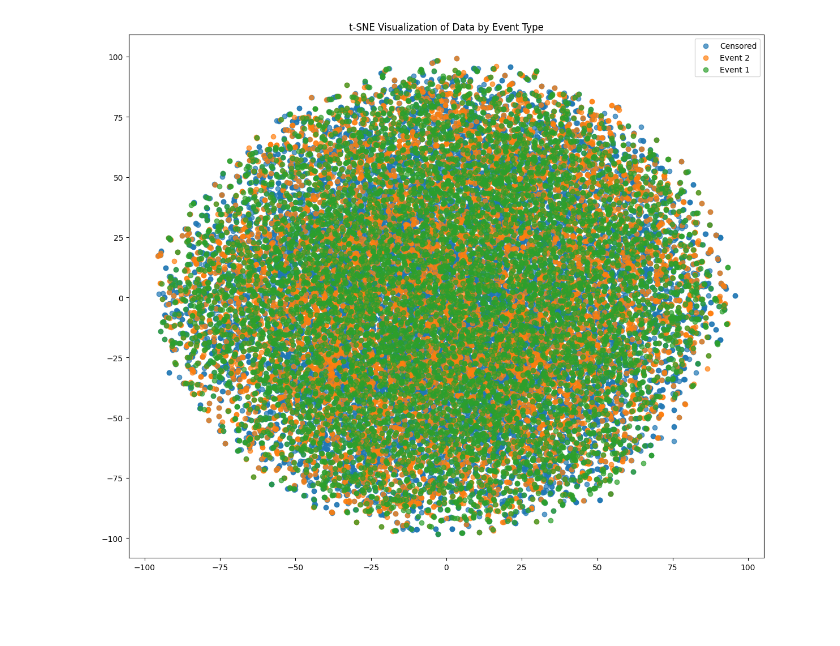
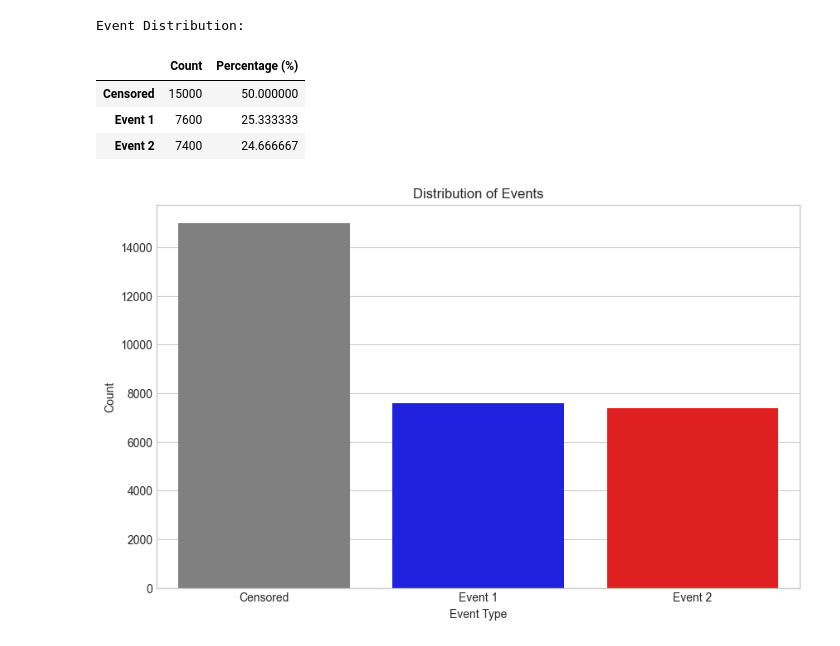
Before and after one commit to lenguyenduyphuc/DeepHit, a Jupyter notebook: synthetic.ipynb, the cells around one changed output. Drawn from its saved outputs; the diff is of its cells as text; code cells hidden in the pictures; blank space fills up the shorter version.

```diff
--- a/synthetic.ipynb
+++ b/synthetic.ipynb
@@ -10,6 +16,20 @@ from sklearn.manifold import TSNE
 # %%
 in_filename = './sample data/SYNTHETIC/synthetic_comprisk.csv'
-df = pd.read_csv(in_filename, sep=',')
+df = pd.read_csv(in_filename, sep=',')# Load the dataset
+df = pd.read_csv('./sample data/SYNTHETIC/synthetic_comprisk.csv', sep=',')
+
+# Display the first few rows
+print("First 5 rows of the dataset:")
+display(df.head())
+
+# Basic dataset information
+print("\nDataset shape:", df.shape)
+print("\nData types:")
+display(df.dtypes)
+
+# Basic statistics
+print("\nBasic statistics:")
+display(df.describe())
 
 # Basic dataset information
 print(f"Dataset shape: {df.shape}")
@@ -69,17 +39,30 @@ plt.show()
-# %%
-data = df.iloc[:, 4:].values  # Get feature data
-tsne = TSNE(n_components=2, random_state=42)
-data_2d = tsne.fit_transform(data)
-
-plt.figure(figsize=(12, 10))
-for event_type in df['label'].unique():
-    mask = df['label'] == event_type
-    label = 'Censored' if event_type == 0 else f'Event {event_type}'
-    plt.scatter(data_2d[mask, 0], data_2d[mask, 1], label=label, alpha=0.7)
-
-plt.title('t-SNE Visualization of Data by Event Type')
-plt.legend()
-plt.tight_layout()
-plt.show()
-# %% [output]
-[figure, removed]
+# %%
+# Calculate event counts and percentages
+event_counts = df['label'].value_counts().sort_index()
+event_percentages = 100 * event_counts / len(df)
+
+# Create a summary DataFrame
+event_summary = pd.DataFrame({
+    'Count': event_counts,
+    'Percentage (%)': event_percentages
+})
+event_summary.index = ['Censored', 'Event 1', 'Event 2']
+
+print("Event Distribution:")
+display(event_summary)
+
+# Visualize event distribution
+plt.figure(figsize=(10, 6))
+sns.countplot(x='label', data=df, palette=['gray', 'blue', 'red'])
+plt.xticks([0, 1, 2], ['Censored', 'Event 1', 'Event 2'])
+plt.title('Distribution of Events')
+plt.xlabel('Event Type')
+plt.ylabel('Count')
+plt.show()
+# %% [output]
+Event Distribution:
+|  | Count | Percentage (%) |
+| Censored | 15000 | 50.000000 |
+| Event 1 | 7600 | 25.333333 |
+| Event 2 | 7400 | 24.666667 |
+[figure, added]
```
Also changed, not shown: parts of 17 cells of this notebook, 6 other files.
